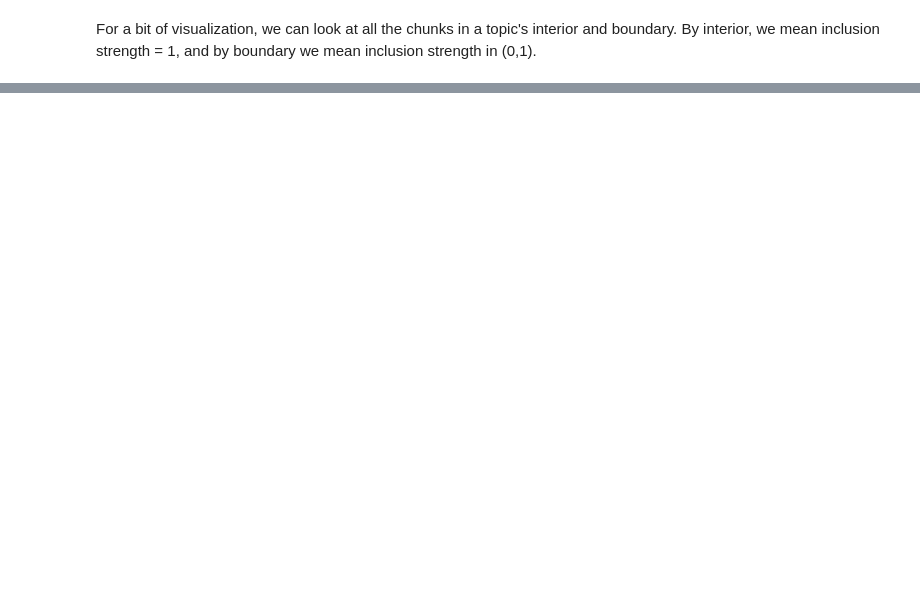
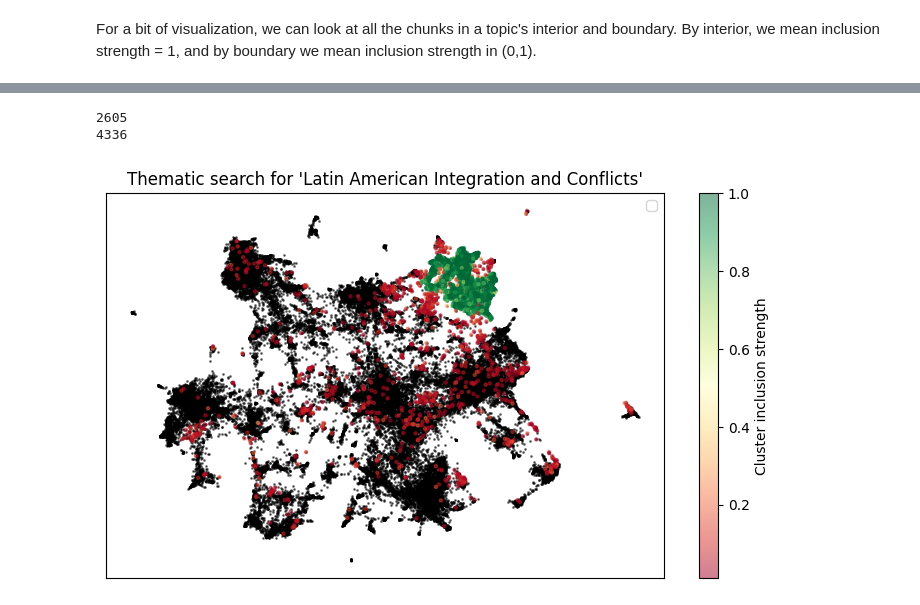
Before and after one commit to kalebruscitti/thematic-search, a Jupyter notebook: docs/source/un-toponymy.ipynb, the cells around one changed output, grey strips where cells are left out. Saved outputs shown, nothing was run; the diff lists cells and outputs as text; code cells hidden in the pictures; blank space fills up the shorter version.

```diff
--- a/docs/source/un-toponymy.ipynb
+++ b/docs/source/un-toponymy.ipynb
@@ -238,0 +265,34 @@ plt.show()
+# %%
+import matplotlib.pyplot as plt
+
+topic = (3,3)
+
+topic_info = topicdb.q.topic(*topic).info()
+
+interior_index = topicdb.q.topic(*topic).inside(0.95).indices
+print(len(interior_index))
+bdry_index = topicdb.q.topic(*topic).inside(0.01).indices
+print(len(bdry_index))
+strengths = topicdb.soft_cluster_tree.strengths(topic_info.index[0], bdry_index)
+
+fig,ax=plt.subplots(figsize=(9,5))
+plt.title(f"Thematic search for '{topic_info.name.values[0]}'")
+plt.scatter(
+    topicdb.reduced_vectors[:,0], topicdb.reduced_vectors[:,1],
+    s=1, c='k', alpha=0.5
+)
+sc=plt.scatter(
+    *topicdb.reduced_vectors[bdry_index].T,
+    s=5, c=strengths, cmap='RdYlGn',
+    alpha=0.5
+)
+
+plt.colorbar(sc, label="Cluster inclusion strength")
+plt.legend()
+plt.xticks([])
+plt.yticks([])
+plt.show()
+# %% [output]
+2605
+4336
+[figure, added]
```
Also changed, not shown: parts of 9 cells of this notebook, 2 other files.
